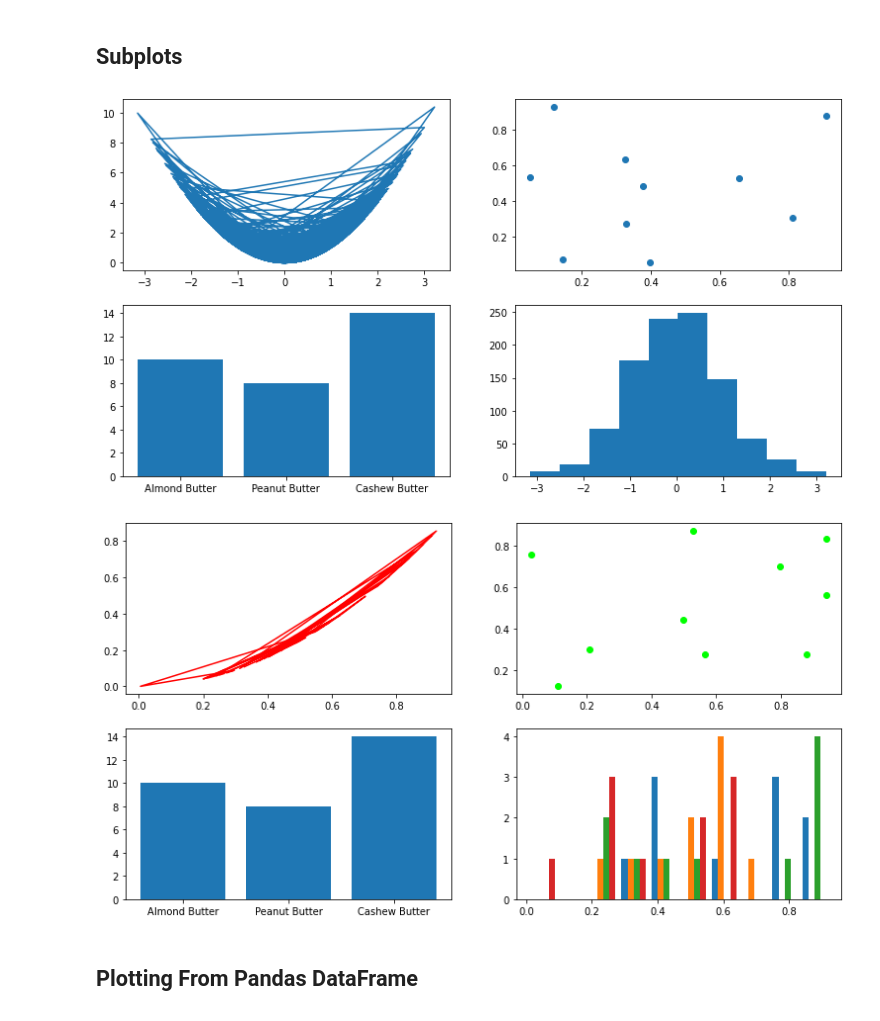
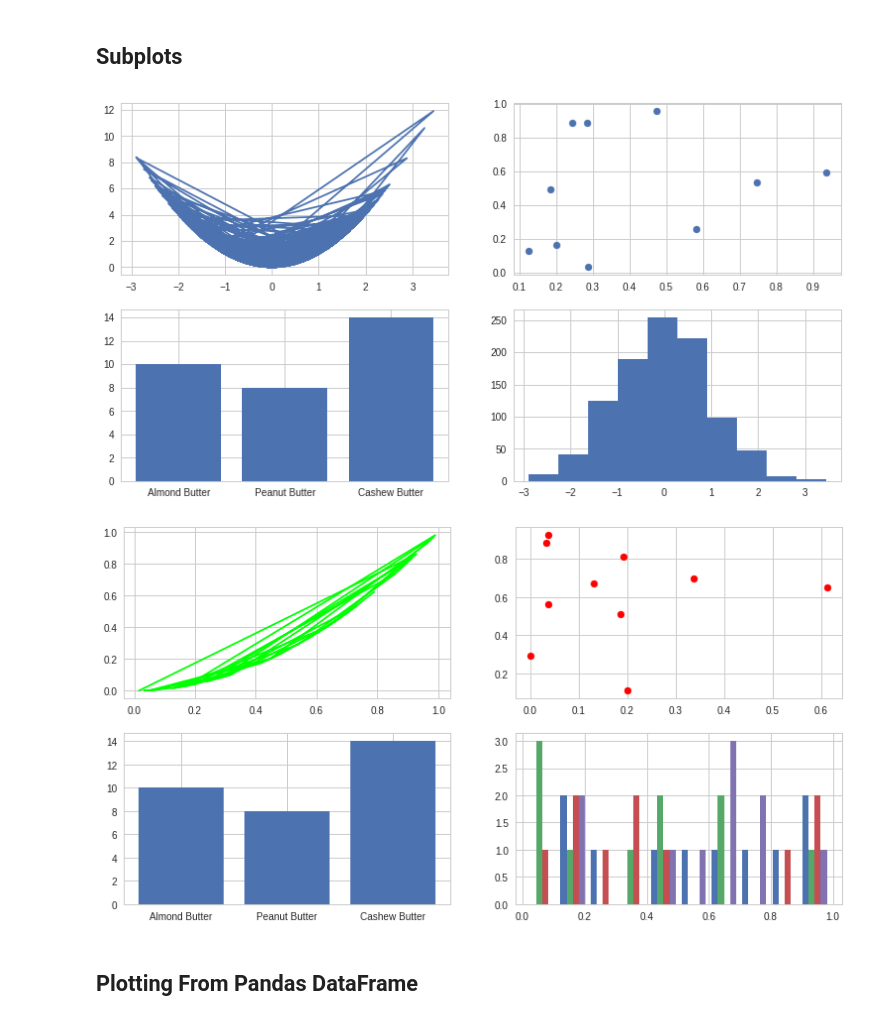
Before and after one commit to Naimul-Islam-Siam/Practice, a Jupyter notebook: ML/Matplotlib/Matplotlib_Intro.ipynb, the cells around one changed output. Drawn from its saved outputs; the diff is of its cells as text; code cells hidden in the pictures.

Commit message:
Customize Plots

```diff
--- a/ML/Matplotlib/Matplotlib_Intro.ipynb
+++ b/ML/Matplotlib/Matplotlib_Intro.ipynb
@@ -1,5 +1,6 @@
 # %%
 import matplotlib.pyplot as plt
+plt.style.use('seaborn-whitegrid') # style theme of plots
 # %%
 x = [1,2,3,4,5]
 y = [20, 30, 40, 10, 50]
@@ -125,17 +126,17 @@ ax2.scatter(np.random.random(10), np.random.random(10))
 ax3.bar(nut_butter_prices.keys(), height=nut_butter_prices.values())
 ax4.hist(x);
 # %% [output]
-[figure, old version]
+[figure, new version]
 # %%
 # Option 2
 fig, ax = plt.subplots(nrows=2, ncols=2, figsize=(13, 7))
 
-ax[0,0].plot(x, x**2, "red")
-ax[0,1].scatter(np.random.random(10), np.random.random(10), c="lime")
+ax[0,0].plot(x, x**2, "lime")
+ax[0,1].scatter(np.random.random(10), np.random.random(10), c="red")
 ax[1,0].bar(nut_butter_prices.keys(), height=nut_butter_prices.values())
 ax[1,1].hist(x);
 # %% [output]
-[figure, old version]
+[figure, new version]
 # %% [markdown]
 ## Plotting From Pandas DataFrame
 # %%
```
Also changed, not shown: parts of 15 cells of this notebook.
